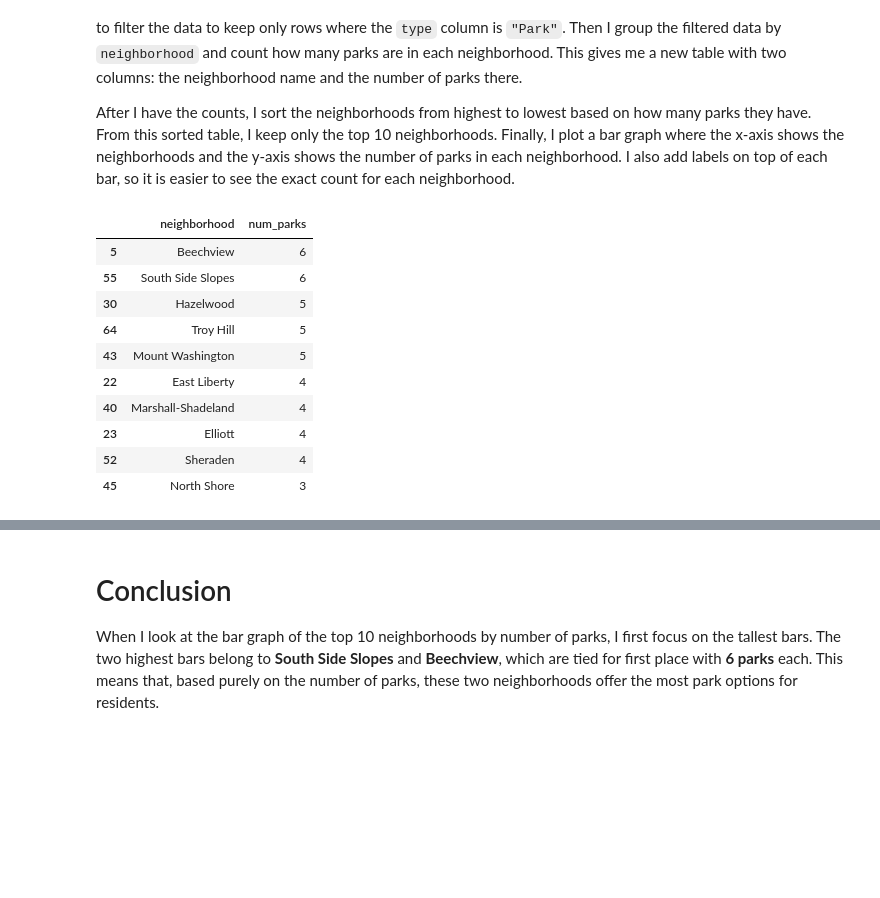
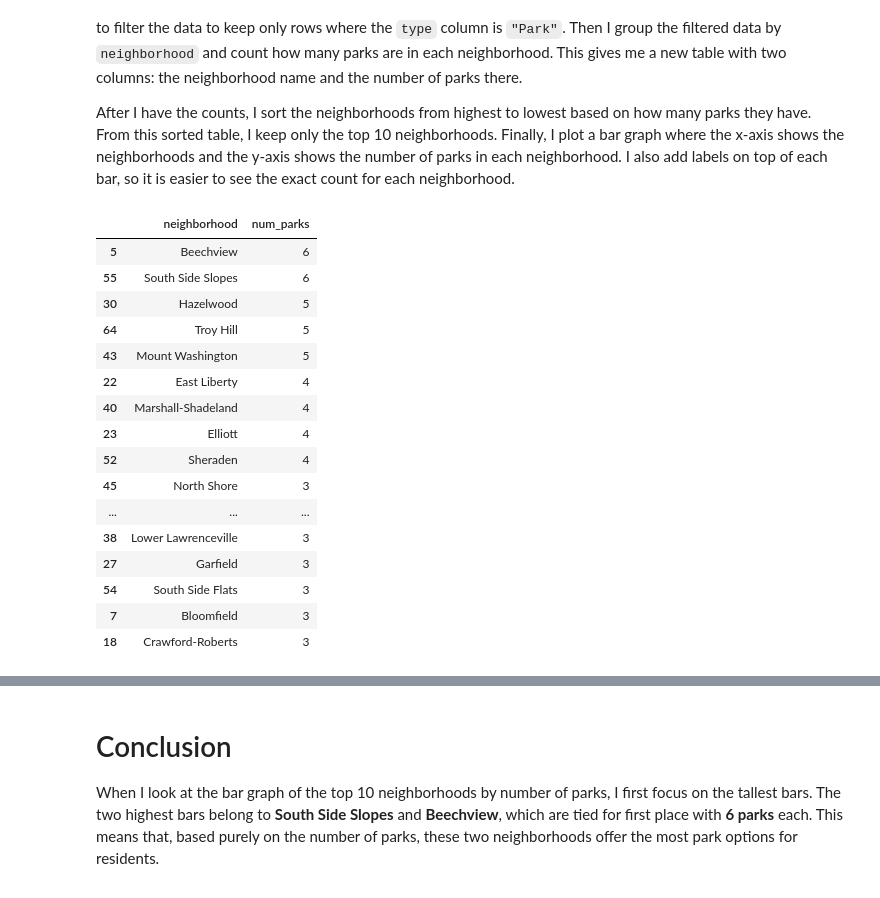
Before and after one commit to dxc1usive/FinalProject, a Jupyter notebook: Ramkumar1.ipynb, the cells around one changed output, grey strips where cells are left out. Drawn from its saved outputs; the diff is of its cells as text; code cells hidden in the pictures; blank space fills up the shorter version.

```diff
--- a/Ramkumar1.ipynb
+++ b/Ramkumar1.ipynb
@@ -30,31 +30,42 @@ For this metric, I only want to count real parks. The dataset includes different
 
 After I have the counts, I sort the neighborhoods from highest to lowest based on how many parks they have. From this sorted table, I keep only the top 10 neighborhoods. Finally, I plot a bar graph where the x-axis shows the neighborhoods and the y-axis shows the number of parks in each neighborhood. I also add labels on top of each bar, so it is easier to see the exact count for each neighborhood.
 # %%
-#Keep only rows where the type is exactly "Park"
+import pandas as pd
+import matplotlib.pyplot as plt
+
+#Load the parks dataset
+df = pd.read_csv("parks.csv")
+df.head(10)#Keep only rows where the type is exactly "Park"
 parks_only = df[df["type"] == "Park"].copy()
 
 #Group by neighborhood and count number of parks
 park_counts = (
     parks_only.groupby("neighborhood")["_id"]
     .count()
     .reset_index()
     .rename(columns={"_id": "num_parks"})
 )
 
-#Sort by number of parks (descending) and keep top 10
-top10_parks = park_counts.sort_values("num_parks", ascending=False).head(10)
+#Sort by number of parks (descending) and keep top 20
+top20_parks = park_counts.sort_values("num_parks", ascending=False).head(20)
 
-top10_parks
+top20_parks
 # %% [output]
 |  | neighborhood | num_parks |
 | 5 | Beechview | 6 |
 | 55 | South Side Slopes | 6 |
 | 30 | Hazelwood | 5 |
 | 64 | Troy Hill | 5 |
 | 43 | Mount Washington | 5 |
 | 22 | East Liberty | 4 |
 | 40 | Marshall-Shadeland | 4 |
 | 23 | Elliott | 4 |
 | 52 | Sheraden | 4 |
 | 45 | North Shore | 3 |
+| ... | ... | ... |
+| 38 | Lower Lawrenceville | 3 |
+| 27 | Garfield | 3 |
+| 54 | South Side Flats | 3 |
+| 7 | Bloomfield | 3 |
+| 18 | Crawford-Roberts | 3 |
 # %%
```
Also changed, not shown: parts of 2 cells of this notebook, 2 other files.
